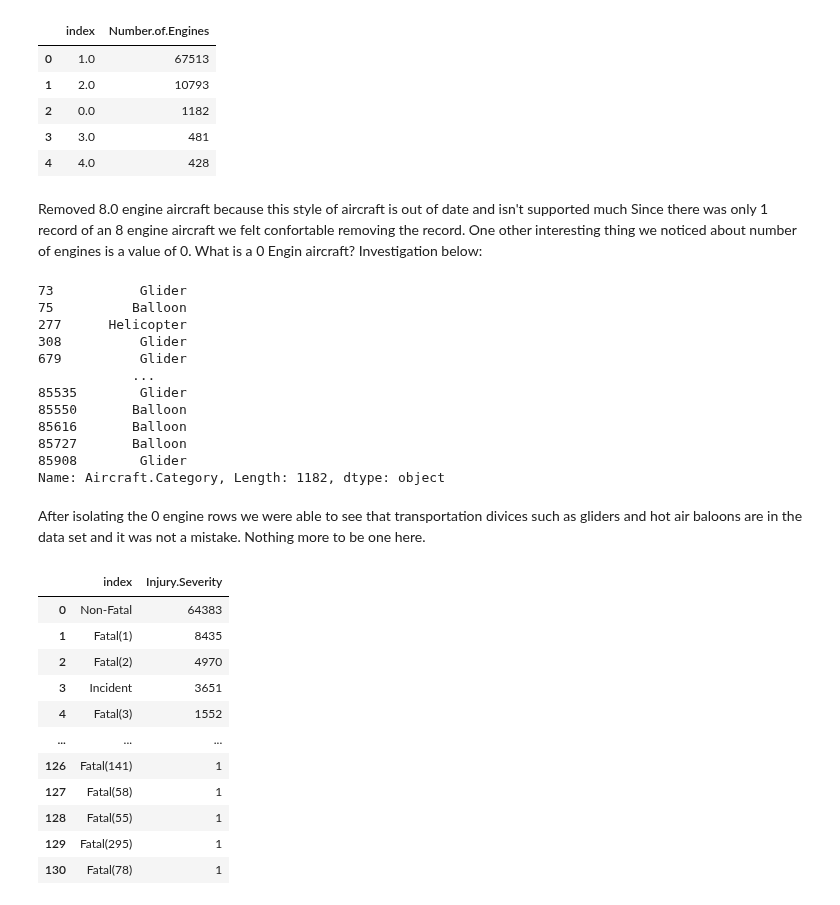
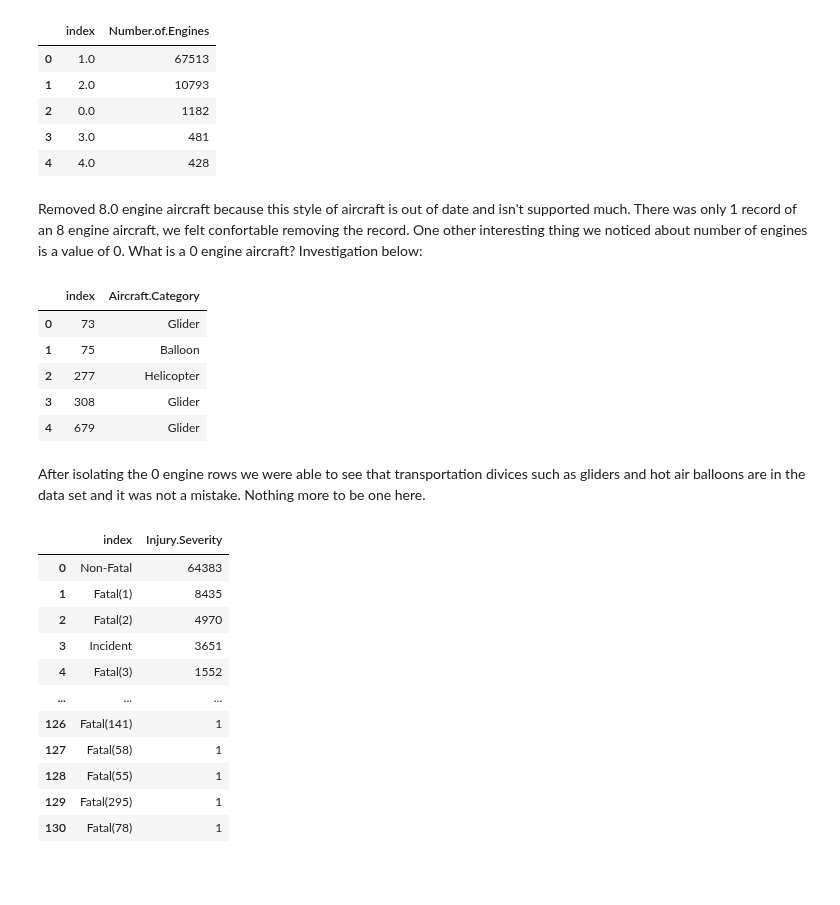
Before and after one commit to sajmera9/MachineLearning1, a Jupyter notebook: Lab 1 - Visualization and Preprocessing .ipynb, the cells around one changed output. Cells and saved outputs as stored; diff of their text form; code cells hidden in the pictures; blank space fills up the shorter version.

```diff
--- a/Lab 1 - Visualization and Preprocessing .ipynb
+++ b/Lab 1 - Visualization and Preprocessing .ipynb
@@ -302,26 +286,20 @@ engines
 | 3 | 3.0 | 481 |
 | 4 | 4.0 | 428 |
 # %% [markdown]
-Removed 8.0 engine aircraft because this style of aircraft is out of date and isn't supported much
-Since there was only 1 record of an 8 engine aircraft we felt confortable removing the record. One other interesting thing we noticed about number of engines is a value of 0. What is a 0 Engin aircraft? Investigation below:
+Removed 8.0 engine aircraft because this style of aircraft is out of date and isn't supported much.
+There was only 1 record of an 8 engine aircraft, we felt confortable removing the record. One other interesting thing we noticed about number of engines is a value of 0. What is a 0 engine aircraft? Investigation below:
 # %%
 zero_eng = aviation_data.loc[aviation_data["Number.of.Engines"] == 0.0]
-zero_eng["Aircraft.Category"]
+zero_eng["Aircraft.Category"].reset_index().head()
 # %% [output]
-73           Glider
-75          Balloon
-277      Helicopter
-308          Glider
-679          Glider
-            ...
-85535        Glider
-85550       Balloon
-85616       Balloon
-85727       Balloon
-85908        Glider
-Name: Aircraft.Category, Length: 1182, dtype: object
+|  | index | Aircraft.Category |
+| 0 | 73 | Glider |
+| 1 | 75 | Balloon |
+| 2 | 277 | Helicopter |
+| 3 | 308 | Glider |
+| 4 | 679 | Glider |
 # %% [markdown]
-After isolating the 0 engine rows we were able to see that transportation divices such as gliders and hot air baloons are in the data set and it was not a mistake. Nothing more to be one here.
+After isolating the 0 engine rows we were able to see that transportation divices such as gliders and hot air balloons are in the data set and it was not a mistake. Nothing more to be one here.
 # %%
 injuryseverity = aviation_data["Injury.Severity"].value_counts().reset_index()
 injuryseverity
```
Also changed, not shown: parts of 47 cells of this notebook.
